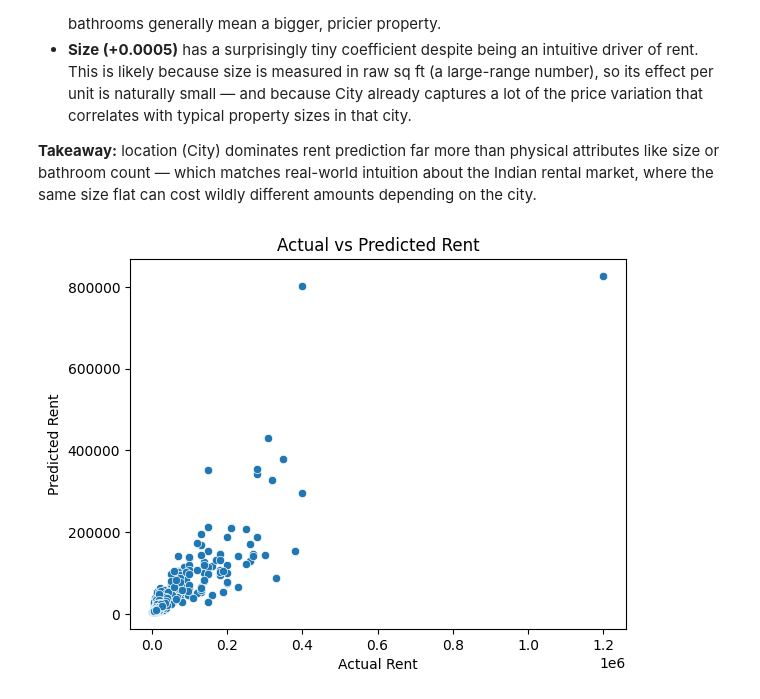
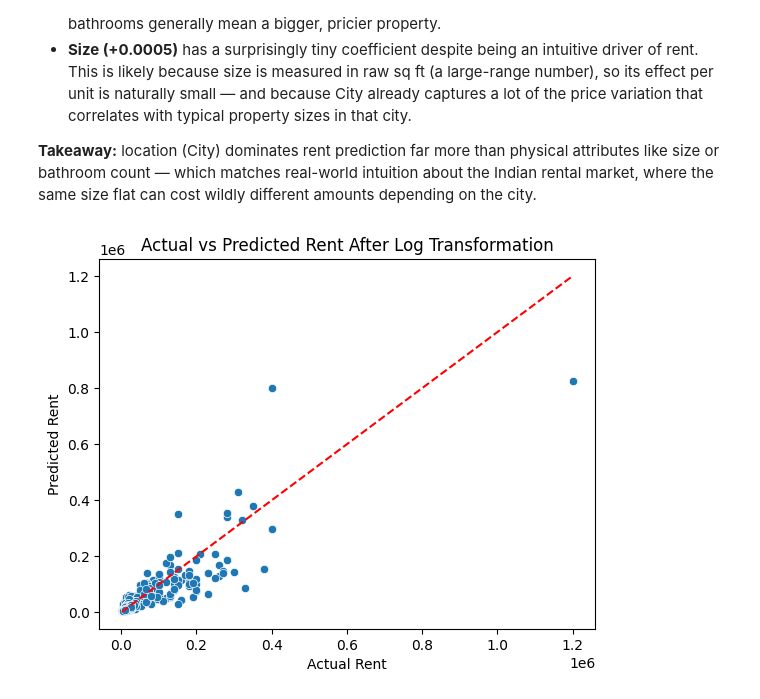
Before and after one commit to riddhikale/ml-portfolio, a Jupyter notebook: regression/simple_linear_regression.ipynb, the cells around one changed output. Cells and saved outputs as stored; diff of their text form; code cells hidden in the pictures.

```diff
--- a/regression/simple_linear_regression.ipynb
+++ b/regression/simple_linear_regression.ipynb
@@ -406,9 +406,14 @@ about the Indian rental market, where the same size flat can cost wildly
 different amounts depending on the city.
 # %%
 sns.scatterplot(x=y_test_actual, y=y_pred_actual)
+
+min_val = y_test_actual.min()
+max_val = y_test_actual.max()
+plt.plot([min_val, max_val], [min_val, max_val], color='red', linestyle='--')
+
 plt.xlabel("Actual Rent")
 plt.ylabel("Predicted Rent")
-plt.title("Actual vs Predicted Rent")
+plt.title("Actual vs Predicted Rent After Log Transformation")
 plt.show()
 # %% [output]
-[figure, old version]
+[figure, new version]
```
